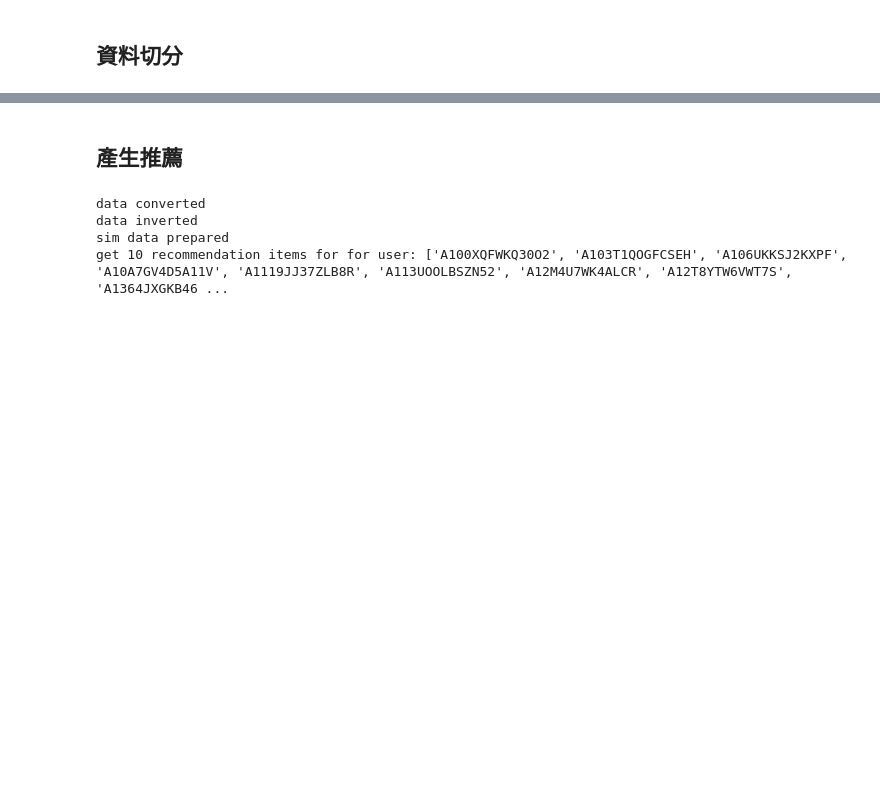
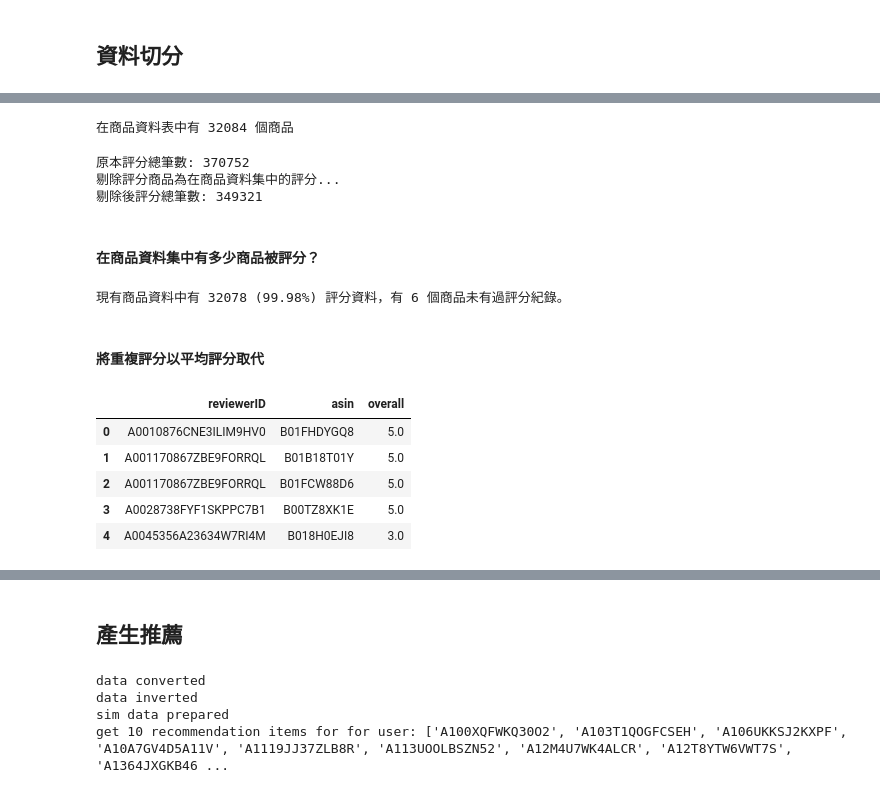
Before and after one commit to yeha98555/data-course-sample, a Jupyter notebook: S5/A6_cf-item-based.ipynb, the cells around one changed output, grey strips where cells are left out. Drawn from its saved outputs; the diff is of its cells as text; code cells hidden in the pictures; blank space fills up the shorter version.

```diff
--- a/S5/A6_cf-item-based.ipynb
+++ b/S5/A6_cf-item-based.ipynb
@@ -50,0 +75,8 @@ ratings['DATE'] = pd.to_datetime(ratings['unixReviewTime'], unit='s')
+# %%
+print('Original Num of metadata: {0}'.format(len(metadata)))
+print('Num of duplicated metadata: {0}'.format(metadata.duplicated(subset=['asin', 'title']).sum()))
+
+print('Drop duplicated metadata...')
+metadata.drop_duplicates(subset=['asin', 'title'], keep=False, inplace=True)
+metadata = metadata.reset_index(drop=True)
+print('Current Num of metadata: {0}'.format(len(metadata)))
@@ -63,0 +105,7 @@ users = list(ratings_testings_by_user.keys())
+# %%
+metadata_tmp = metadata.copy()
+
+ratings_trainings_tmp = ratings_trainings.copy()
+ratings_testings_tmp = ratings_testings.copy()
+
+users_testing_tmp = users.copy()
@@ -63,0 +157,16 @@ users = list(ratings_testings_by_user.keys())
+# %%
+item_in_medadata = metadata_tmp['asin'].tolist()
+print('在商品資料表中有 {0} 個商品'.format(len(item_in_medadata)))
+# %% [output]
+在商品資料表中有 32084 個商品
+# %%
+print('原本評分總筆數: {0}'.format(len(ratings_trainings_tmp)))
+print('剔除評分商品為在商品資料集中的評分...')
+ratings_trainings_tmp = ratings_trainings_tmp[ratings_trainings_tmp['asin'].isin(item_in_medadata)]
+print('剔除後評分總筆數: {0}'.format(len(ratings_trainings_tmp)))
+# %% [output]
+原本評分總筆數: 370752
+剔除評分商品為在商品資料集中的評分...
+剔除後評分總筆數: 349321
+# %% [markdown]
+#### 在商品資料集中有多少商品被評分？
@@ -63,0 +177,23 @@ users = list(ratings_testings_by_user.keys())
+# %%
+# 在現有的商品資料(metadata)中有多少資料未被評分過
+print('現有商品資料中有 {0} ({1}%) 評分資料，有 {2} 個商品未有過評分紀錄。'.format(
+    len(item_with_rating_in_metadata),
+    round(len(item_with_rating_in_metadata) / len(metadata_tmp['asin']) * 100, 2),
+    len(metadata_tmp['asin']) - len(item_with_rating_in_metadata)))
+# %% [output]
+現有商品資料中有 32078 (99.98%) 評分資料，有 6 個商品未有過評分紀錄。
+# %% [markdown]
+#### 將重複評分以平均評分取代
+# %%
+# 如果只有一筆就直接填該筆評分，如果有多筆，overall_mean填入評分平均值、overall_lastest填入最近的評分值。
+ratings_trainings_unique = ratings_trainings_tmp.groupby(['reviewerID', 'asin']) \
+                    .agg(overall=('overall', np.mean)) \
+                    .reset_index()
+ratings_trainings_unique.head()
+# %% [output]
+|  | reviewerID | asin | overall |
+| 0 | A0010876CNE3ILIM9HV0 | B01FHDYGQ8 | 5.0 |
+| 1 | A001170867ZBE9FORRQL | B01B18T01Y | 5.0 |
+| 2 | A001170867ZBE9FORRQL | B01FCW88D6 | 5.0 |
+| 3 | A0028738FYF1SKPPC7B1 | B00TZ8XK1E | 5.0 |
+| 4 | A0045356A23634W7RI4M | B018H0EJI8 | 3.0 |
```
Also changed, not shown: parts of 37 cells of this notebook.
